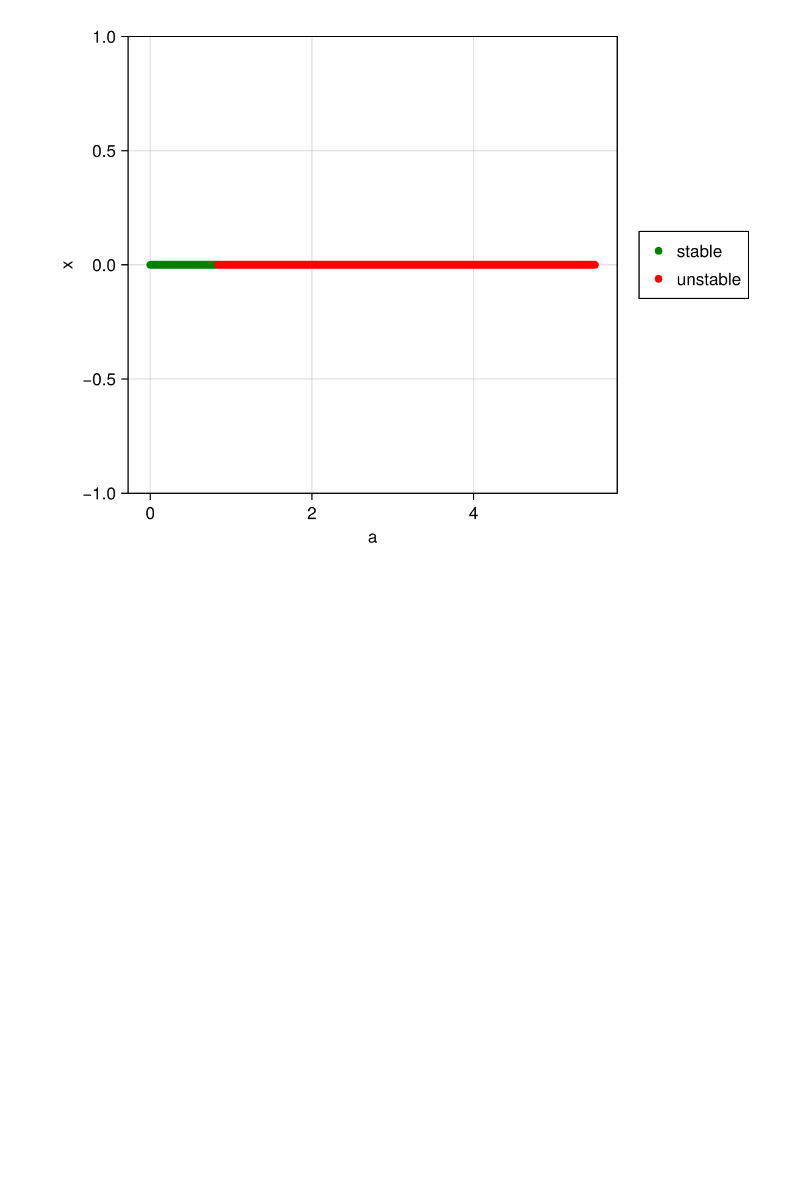
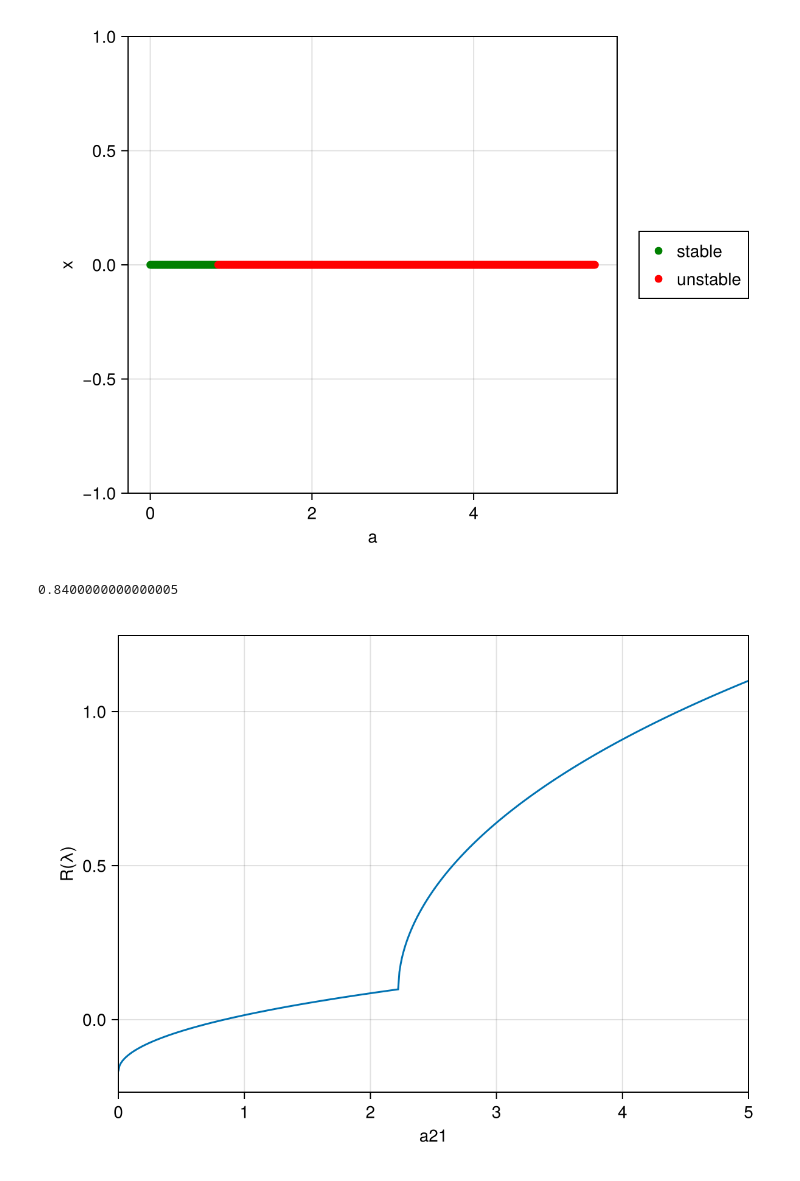
Before and after one commit to EvaSJ25/DDE-internship-code, a Jupyter notebook: Neuron_example.ipynb, the cells around one changed output. Cells and saved outputs as stored; diff of their text form; code cells hidden in the pictures; blank space fills up the shorter version.

Commit message:
Plotted maximum real parts for varying a21 values

```diff
--- a/Neuron_example.ipynb
+++ b/Neuron_example.ipynb
@@ -87,3 +87,29 @@ Legend(fig2[1,2], ax2, merge=true)
 fig2
 # %% [output]
 [figure]
+# %%
+avals=[u[3] for u in alist1] #list of a21  values
+unstab_indx=findfirst(isequal(0.0),stab)
+a21unstab=avals[unstab_indx]
+# %% [output]
+0.8400000000000005
+# %%
+realeigs=real(eigvals1) #gets real parts of all eigenvalues for each tracked point
+n_eig=length(realeigs)
+#argmax.(realeigs) #finds index of largest real part of eigenvalues for each parameter a21 value
+
+maxrealeigs=fill(NaN,n_eig)
+
+for i in 1:n_eig
+    realindx=argmax(realeigs[i]) #finds index of largest real part of eigenvalues for a21 value
+    maxrealeigs[i]=realeigs[i][realindx] #the largest real part of eigenvalues for the a21 value
+end
+
+fig3=Figure()
+ax3=Axis(fig3[1,1],xlabel="a21",ylabel="R(λ)")
+#scatter!(ax3,avals,maxrealeigs)
+lines!(ax3,avals,maxrealeigs)
+xlims!(ax3,[0.0,5])
+fig3
+# %% [output]
+[figure, added]
```
Also changed, not shown: parts of 1 cell of this notebook.
